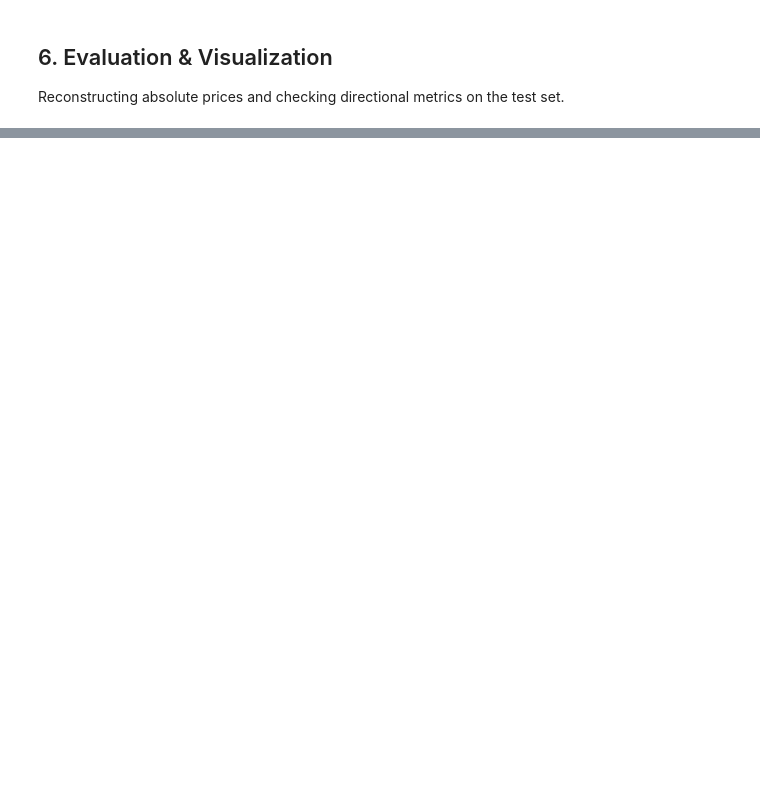
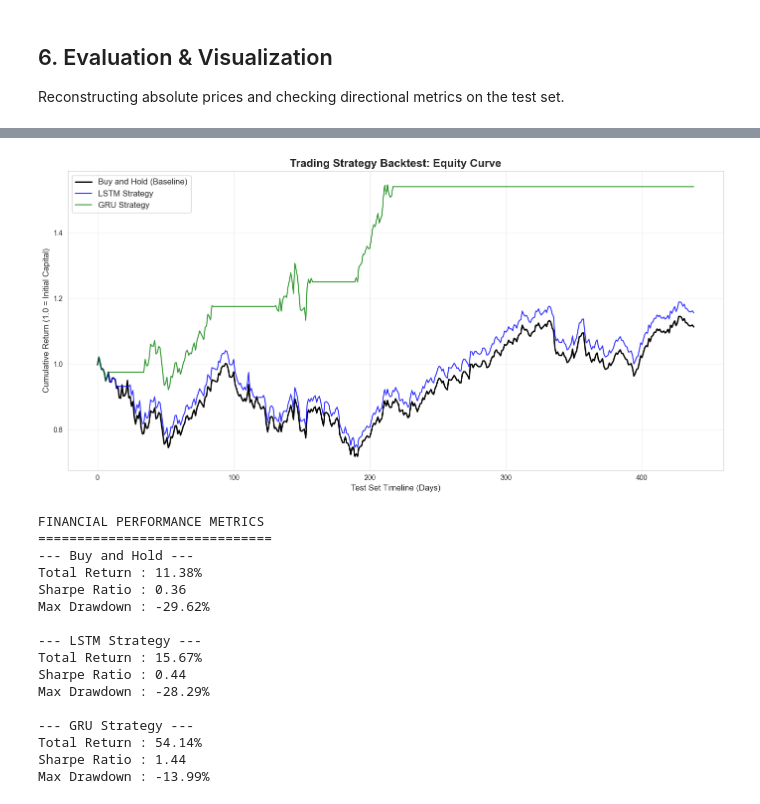
Before and after one commit to yabgzichien/LSTM_AAPL_Prediction, a Jupyter notebook: stock_prediction.ipynb, the cells around one changed output, grey strips where cells are left out. Saved outputs shown, nothing was run; the diff lists cells and outputs as text; code cells hidden in the pictures; blank space fills up the shorter version.

Commit message:
added trading simulation

```diff
--- a/stock_prediction.ipynb
+++ b/stock_prediction.ipynb
@@ -422,0 +428,69 @@ plt.show()
+# %%
+# Strategy Returns (Long Only: Buy if prediction is Up)
+lstm_position = (pred_lstm_ret > 0).astype(int)
+gru_position = (pred_gru_ret > 0).astype(int)
+
+# Daily returns for strategies and baseline
+bnh_returns = y_test_ret
+lstm_returns = lstm_position * y_test_ret
+gru_returns = gru_position * y_test_ret
+
+# Cumulative Returns
+cum_bnh = np.cumprod(1 + bnh_returns)
+cum_lstm = np.cumprod(1 + lstm_returns)
+cum_gru = np.cumprod(1 + gru_returns)
+
+# 1. Plot Equity Curve
+plt.figure(figsize=(14, 7))
+plt.plot(cum_bnh, label='Buy and Hold (Baseline)', color='black', linewidth=2)
+plt.plot(cum_lstm, label='LSTM Strategy', color='blue', alpha=0.8)
+plt.plot(cum_gru, label='GRU Strategy', color='green', alpha=0.8)
+plt.title('Trading Strategy Backtest: Equity Curve', fontsize=16, fontweight='bold')
+plt.xlabel('Test Set Timeline (Days)', fontsize=12)
+plt.ylabel('Cumulative Return (1.0 = Initial Capital)', fontsize=12)
+plt.legend(fontsize=12)
+plt.grid(alpha=0.3)
+plt.tight_layout()
+plt.show()
+
+# 2. Financial Metrics calculation function
+def calc_financial_metrics(returns, cum_returns, name):
+    # Sharpe Ratio (annualized, assuming 252 trading days)
+    # Mean daily return / daily standard deviation
+    sharpe = np.sqrt(252) * (np.mean(returns) / (np.std(returns) + 1e-8))
+
+    # Maximum Drawdown
+    rolling_max = np.maximum.accumulate(cum_returns)
+    drawdowns = cum_returns / rolling_max - 1
+    mdd = np.min(drawdowns)
+
+    # Total Return
+    total_ret = cum_returns[-1] - 1
+
+    print(f"--- {name} ---")
+    print(f"Total Return : {total_ret*100:.2f}%")
+    print(f"Sharpe Ratio : {sharpe:.2f}")
+    print(f"Max Drawdown : {mdd*100:.2f}%\n")
+
+print("FINANCIAL PERFORMANCE METRICS\n" + "="*30)
+calc_financial_metrics(bnh_returns, cum_bnh, "Buy and Hold")
+calc_financial_metrics(lstm_returns, cum_lstm, "LSTM Strategy")
+calc_financial_metrics(gru_returns, cum_gru, "GRU Strategy")
+# %% [output]
+[figure, added]
+FINANCIAL PERFORMANCE METRICS
+==============================
+--- Buy and Hold ---
+Total Return : 11.38%
+Sharpe Ratio : 0.36
+Max Drawdown : -29.62%
+
+--- LSTM Strategy ---
+Total Return : 15.67%
+Sharpe Ratio : 0.44
+Max Drawdown : -28.29%
+
+--- GRU Strategy ---
+Total Return : 54.14%
+Sharpe Ratio : 1.44
+Max Drawdown : -13.99%
```
Also changed, not shown: parts of 6 cells of this notebook, 3 other files.
